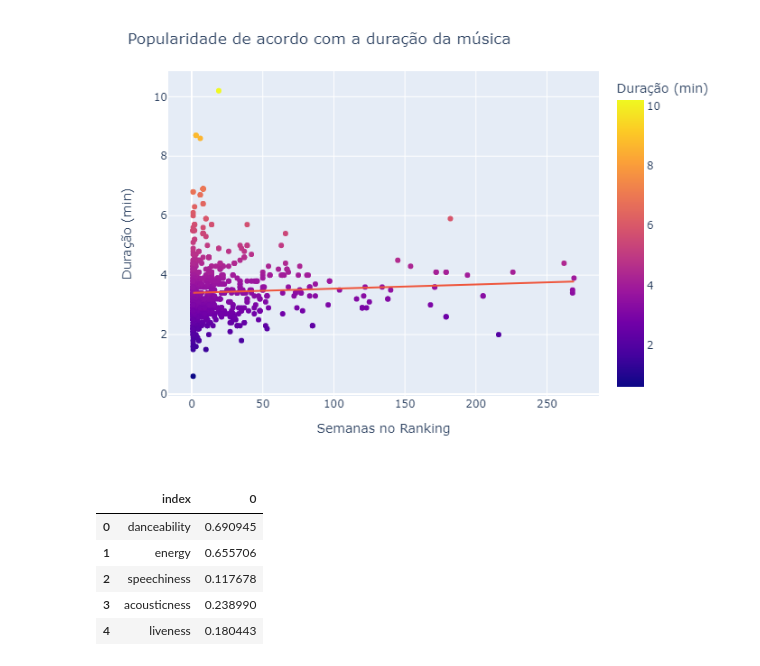
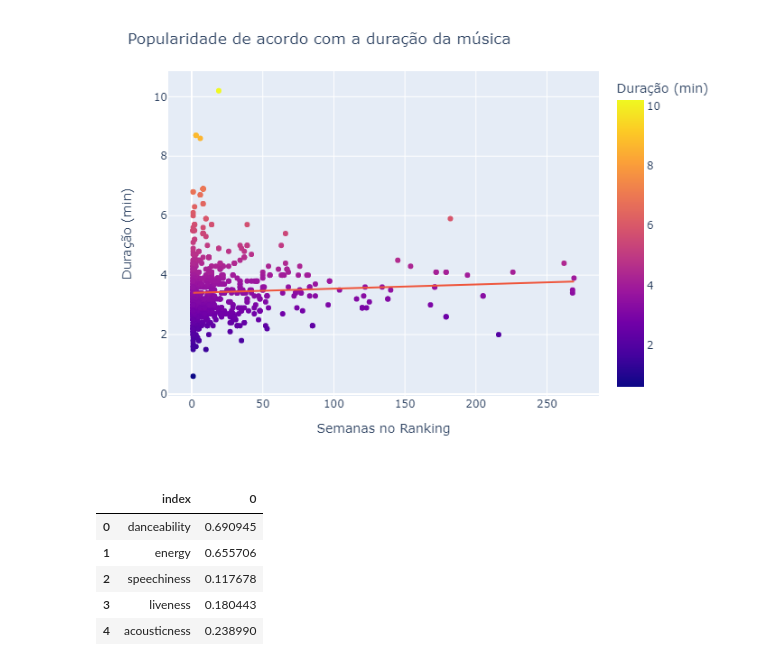
Before and after one commit to Tomoharuu/SpotifyTopSongsTest, a Jupyter notebook: Spotify_Songs_Analytics_Github_Version.ipynb, the cells around one changed output. Saved outputs shown, nothing was run; the diff lists cells and outputs as text; code cells hidden in the pictures.

```diff
--- a/Spotify_Songs_Analytics_Github_Version.ipynb
+++ b/Spotify_Songs_Analytics_Github_Version.ipynb
@@ -141,12 +141,12 @@ grafico4.show("png")
 # %% [output]
 [figure]
 # %%
-media_teste = df2[['danceability', 'energy', 'speechiness', 'acousticness', 'liveness']].mean(). reset_index()
+media_teste = df2[['danceability', 'energy', 'speechiness', 'liveness', 'acousticness']].mean(). reset_index()
 media_teste
 # %% [output]
 |  | index | 0 |
 | 0 | danceability | 0.690945 |
 | 1 | energy | 0.655706 |
 | 2 | speechiness | 0.117678 |
-| 3 | acousticness | 0.238990 |
-| 4 | liveness | 0.180443 |
+| 3 | liveness | 0.180443 |
+| 4 | acousticness | 0.238990 |
```
Also changed, not shown: parts of 2 cells of this notebook.
